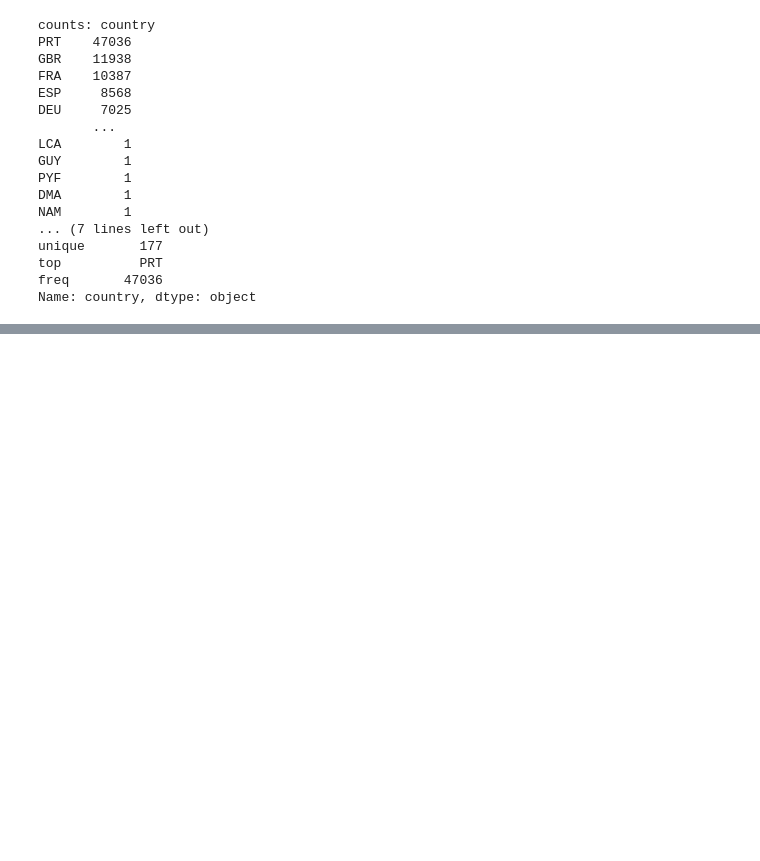
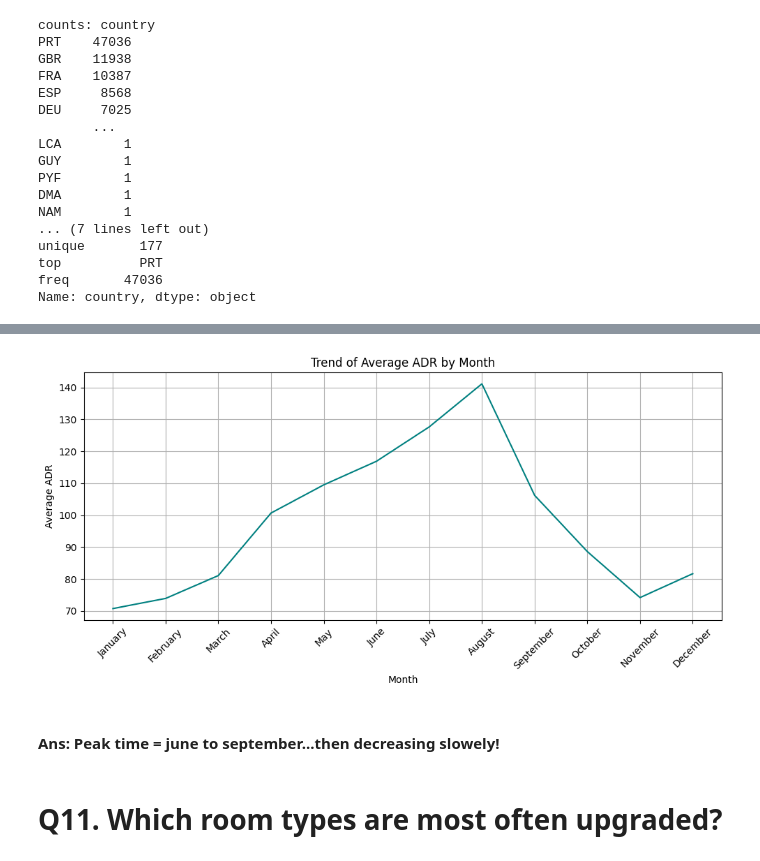
Before and after one commit to soni-vaishnavi/AU_Project, a Jupyter notebook: Project/main.ipynb, the cells around one changed output, grey strips where cells are left out. Saved outputs shown, nothing was run; the diff lists cells and outputs as text; code cells hidden in the pictures; blank space fills up the shorter version.

Commit message:
most part of cleaning and analysis is done

```diff
--- a/Project/main.ipynb
+++ b/Project/main.ipynb
@@ -767,0 +813,31 @@ Name: country, dtype: object
+# %%
+monthly_adr = hotel.groupby('arrival_date_month')['adr'].mean().reset_index()
+# %%
+month_order = ['January', 'February', 'March', 'April', 'May', 'June',
+               'July', 'August', 'September', 'October', 'November', 'December']
+
+monthly_adr['arrival_date_month'] = pd.Categorical(
+    monthly_adr['arrival_date_month'],
+    categories=month_order,
+    ordered=True
+)
+
+# Sort them in calendar order
+monthly_adr = monthly_adr.sort_values('arrival_date_month')
+# %%
+plt.figure(figsize=(10,5))
+sns.lineplot(data=monthly_adr, x='arrival_date_month', y='adr', color='teal')
+
+plt.title("Trend of Average ADR by Month")
+plt.xlabel("Month")
+plt.ylabel("Average ADR")
+plt.xticks(rotation=45)
+plt.grid(True)
+plt.tight_layout()
+plt.show()
+# %% [output]
+[figure, added]
+# %% [markdown]
+#### Ans: Peak time = june to september...then decreasing slowely!
+# %% [markdown]
+# Q11. Which room types are most often upgraded?
```
Also changed, not shown: parts of 24 cells of this notebook.
